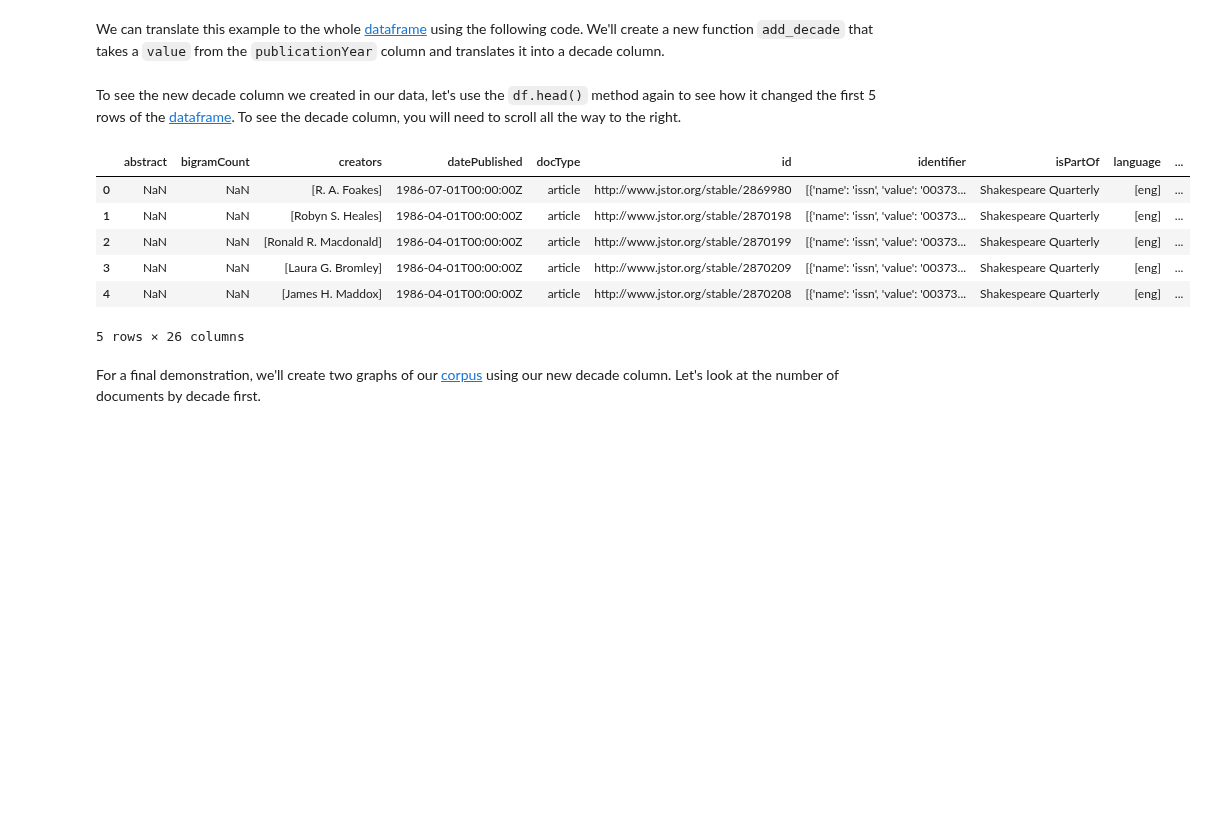
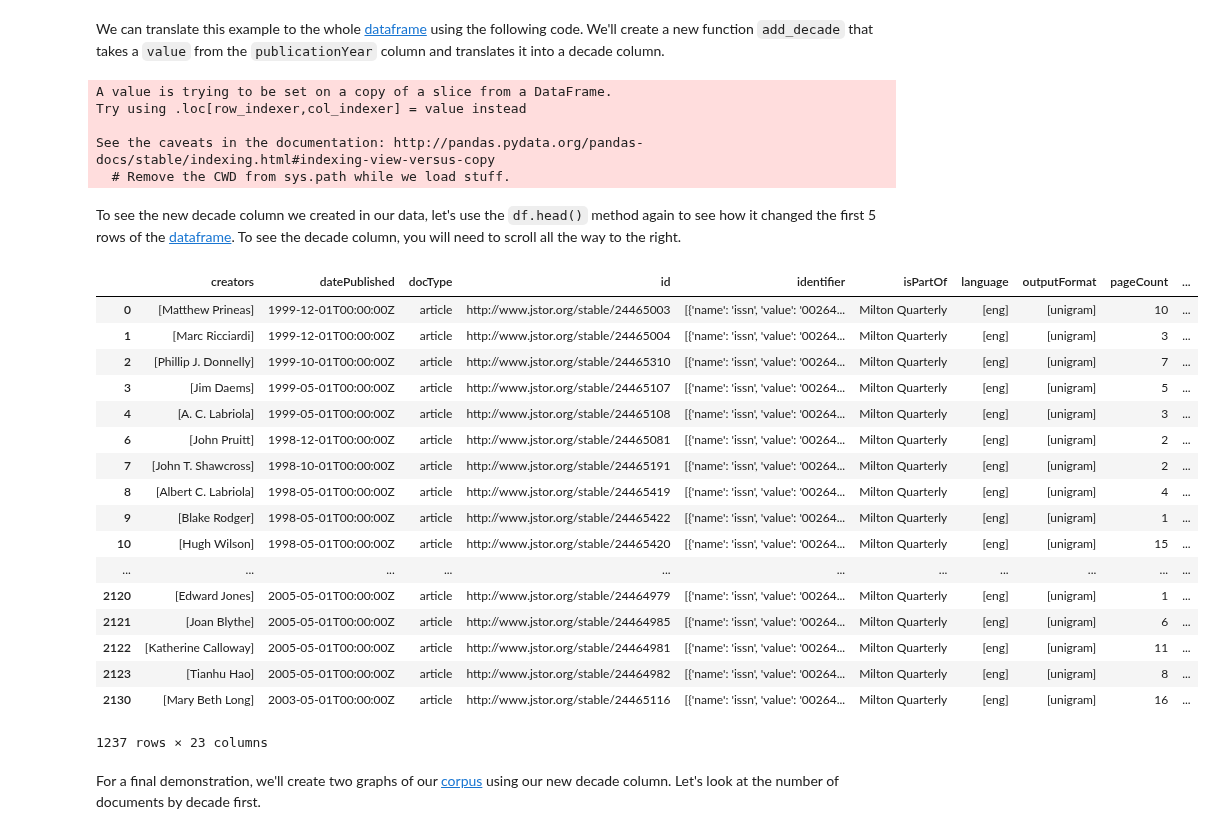
Before and after one commit to ithaka/constellate-notebooks, a Jupyter notebook: 2-metadata-localcopy.ipynb, the cells around one changed output. Saved outputs shown, nothing was run; the diff lists cells and outputs as text; code cells hidden in the pictures; blank space fills up the shorter version.

```diff
--- a/2-metadata-localcopy.ipynb
+++ b/2-metadata-localcopy.ipynb
@@ -72,7 +72,7 @@ Essentially we will have a [list](./key-terms.ipynb#python-list) of documents nu
 For each item in our list we will be able to use [key/value pairs](./key-terms.ipynb#key-value-pair) to get a **value** if we supply a **key**. We will call our [Python list](./key-terms.ipynb#python-list) variable `all_documents` since it will contain all of the documents in our [corpus](./key-terms.ipynb#corpus).
 # %%
 # Replace with your filename and be sure your file is in your datasets folder
-file_name = 'shakespeareQuarterly.jsonl'
+file_name = 'sampleJournalAnalysis.jsonl'
 
 # Import the json module
 import json
@@ -255,0 +223,3 @@ We can find the year range in our [Pandas](./key-terms.ipynb#pandas) [dataframe]
+# %%
+df = df.drop(['abstract', 'docType', 'identifier', 'language', 'outputFormat', 'sourceCategory', 'tdmCategory', 'pageEnd', 'pageStart', 'pagination', 'datePublished'], axis=1) #drop each of these columns
+df
@@ -255,0 +228,3 @@ We can find the year range in our [Pandas](./key-terms.ipynb#pandas) [dataframe]
+# %%
+df = df.dropna(subset=['creators']) #drop all articles with no authors
+df
@@ -255,0 +250,12 @@ We can find the year range in our [Pandas](./key-terms.ipynb#pandas) [dataframe]
+# %%
+# Get names of indexes for which column Age has value 30
+reviewArticles = df[df['title'] == 'Review Article' ].index
+
+# Delete these row indexes from dataFrame
+df.drop(reviewArticles , inplace=True)
+
+# Get names of indexes for which column Age has value 30
+shortArticles = df[df['wordCount'] < 3000 ].index
+
+# Delete these row indexes from dataFrame
+df.drop(shortArticles , inplace=True)
@@ -295,18 +320,35 @@ df['decade'] = df['publicationYear'].apply(add_decade)
 # create a new column `decade` in our dataframe that is equal to
 # the column `publicationYear` after applying
 # the add_decade function we created
+# %% [output]
+A value is trying to be set on a copy of a slice from a DataFrame.
+Try using .loc[row_indexer,col_indexer] = value instead
+
+See the caveats in the documentation: http://pandas.pydata.org/pandas-docs/stable/indexing.html#indexing-view-versus-copy
+  # Remove the CWD from sys.path while we load stuff.
 # %% [markdown]
 To see the new decade column we created in our data, let's use the `df.head()` method again to see how it changed the first 5 rows of the [dataframe](./key-terms.ipynb#pandas-dataframe). To see the decade column, you will need to scroll all the way to the right.
 # %%
-df.head()
+df
 # %% [output]
-|  | abstract | bigramCount | creators | datePublished | docType | id | identifier | isPartOf | language | ... |
-| 0 | NaN | NaN | [R. A. Foakes] | 1986-07-01T00:00:00Z | article | http://www.jstor.org/stable/2869980 | [{'name': 'issn', 'value': '00373... | Shakespeare Quarterly | [eng] | ... |
-| 1 | NaN | NaN | [Robyn S. Heales] | 1986-04-01T00:00:00Z | article | http://www.jstor.org/stable/2870198 | [{'name': 'issn', 'value': '00373... | Shakespeare Quarterly | [eng] | ... |
-| 2 | NaN | NaN | [Ronald R. Macdonald] | 1986-04-01T00:00:00Z | article | http://www.jstor.org/stable/2870199 | [{'name': 'issn', 'value': '00373... | Shakespeare Quarterly | [eng] | ... |
-| 3 | NaN | NaN | [Laura G. Bromley] | 1986-04-01T00:00:00Z | article | http://www.jstor.org/stable/2870209 | [{'name': 'issn', 'value': '00373... | Shakespeare Quarterly | [eng] | ... |
-| 4 | NaN | NaN | [James H. Maddox] | 1986-04-01T00:00:00Z | article | http://www.jstor.org/stable/2870208 | [{'name': 'issn', 'value': '00373... | Shakespeare Quarterly | [eng] | ... |
+|  | creators | datePublished | docType | id | identifier | isPartOf | language | outputFormat | pageCount | ... |
+| 0 | [Matthew Prineas] | 1999-12-01T00:00:00Z | article | http://www.jstor.org/stable/24465003 | [{'name': 'issn', 'value': '00264... | Milton Quarterly | [eng] | [unigram] | 10 | ... |
+| 1 | [Marc Ricciardi] | 1999-12-01T00:00:00Z | article | http://www.jstor.org/stable/24465004 | [{'name': 'issn', 'value': '00264... | Milton Quarterly | [eng] | [unigram] | 3 | ... |
+| 2 | [Phillip J. Donnelly] | 1999-10-01T00:00:00Z | article | http://www.jstor.org/stable/24465310 | [{'name': 'issn', 'value': '00264... | Milton Quarterly | [eng] | [unigram] | 7 | ... |
+| 3 | [Jim Daems] | 1999-05-01T00:00:00Z | article | http://www.jstor.org/stable/24465107 | [{'name': 'issn', 'value': '00264... | Milton Quarterly | [eng] | [unigram] | 5 | ... |
+| 4 | [A. C. Labriola] | 1999-05-01T00:00:00Z | article | http://www.jstor.org/stable/24465108 | [{'name': 'issn', 'value': '00264... | Milton Quarterly | [eng] | [unigram] | 3 | ... |
+| 6 | [John Pruitt] | 1998-12-01T00:00:00Z | article | http://www.jstor.org/stable/24465081 | [{'name': 'issn', 'value': '00264... | Milton Quarterly | [eng] | [unigram] | 2 | ... |
+| 7 | [John T. Shawcross] | 1998-10-01T00:00:00Z | article | http://www.jstor.org/stable/24465191 | [{'name': 'issn', 'value': '00264... | Milton Quarterly | [eng] | [unigram] | 2 | ... |
+| 8 | [Albert C. Labriola] | 1998-05-01T00:00:00Z | article | http://www.jstor.org/stable/24465419 | [{'name': 'issn', 'value': '00264... | Milton Quarterly | [eng] | [unigram] | 4 | ... |
+| 9 | [Blake Rodger] | 1998-05-01T00:00:00Z | article | http://www.jstor.org/stable/24465422 | [{'name': 'issn', 'value': '00264... | Milton Quarterly | [eng] | [unigram] | 1 | ... |
+| 10 | [Hugh Wilson] | 1998-05-01T00:00:00Z | article | http://www.jstor.org/stable/24465420 | [{'name': 'issn', 'value': '00264... | Milton Quarterly | [eng] | [unigram] | 15 | ... |
+| ... | ... | ... | ... | ... | ... | ... | ... | ... | ... | ... |
+| 2120 | [Edward Jones] | 2005-05-01T00:00:00Z | article | http://www.jstor.org/stable/24464979 | [{'name': 'issn', 'value': '00264... | Milton Quarterly | [eng] | [unigram] | 1 | ... |
+| 2121 | [Joan Blythe] | 2005-05-01T00:00:00Z | article | http://www.jstor.org/stable/24464985 | [{'name': 'issn', 'value': '00264... | Milton Quarterly | [eng] | [unigram] | 6 | ... |
+| 2122 | [Katherine Calloway] | 2005-05-01T00:00:00Z | article | http://www.jstor.org/stable/24464981 | [{'name': 'issn', 'value': '00264... | Milton Quarterly | [eng] | [unigram] | 11 | ... |
+| 2123 | [Tianhu Hao] | 2005-05-01T00:00:00Z | article | http://www.jstor.org/stable/24464982 | [{'name': 'issn', 'value': '00264... | Milton Quarterly | [eng] | [unigram] | 8 | ... |
+| 2130 | [Mary Beth Long] | 2003-05-01T00:00:00Z | article | http://www.jstor.org/stable/24465116 | [{'name': 'issn', 'value': '00264... | Milton Quarterly | [eng] | [unigram] | 16 | ... |
-5 rows × 26 columns
+1237 rows × 23 columns
 # %% [markdown]
 For a final demonstration, we'll create two graphs of our [corpus](./key-terms.ipynb#corpus) using our new decade column. Let's look at the number of documents by decade first.
 # %%
```
Also changed, not shown: parts of 19 cells of this notebook.
